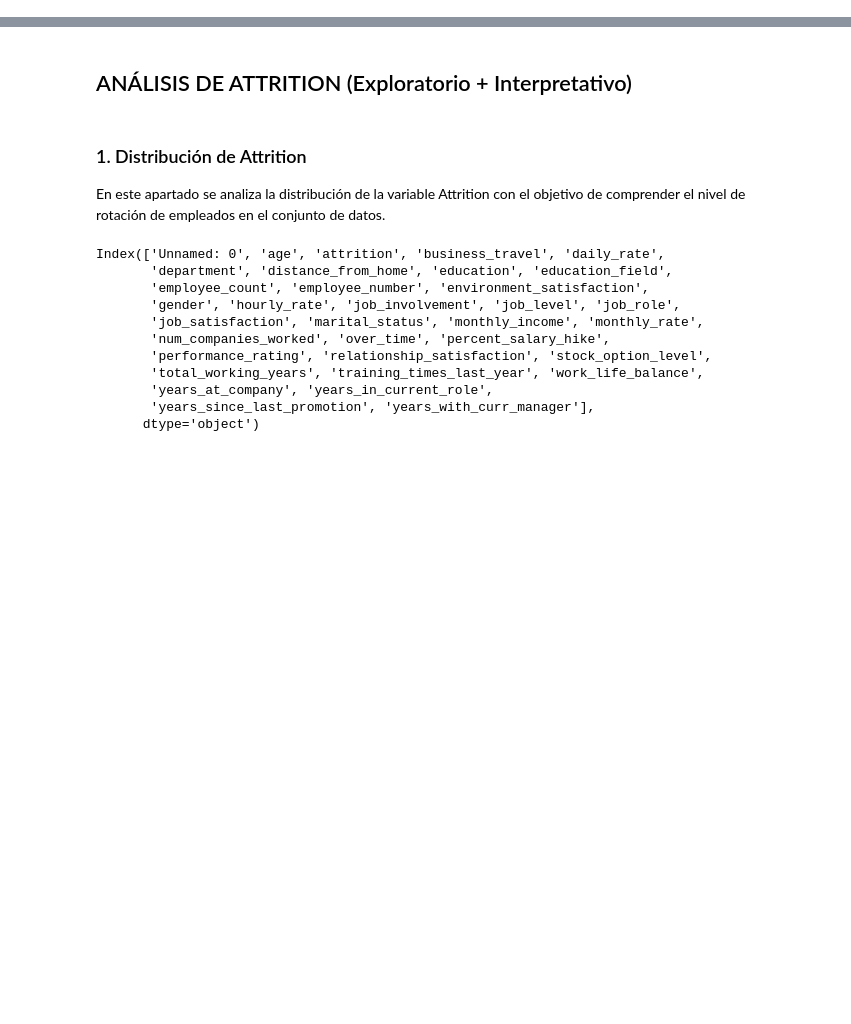
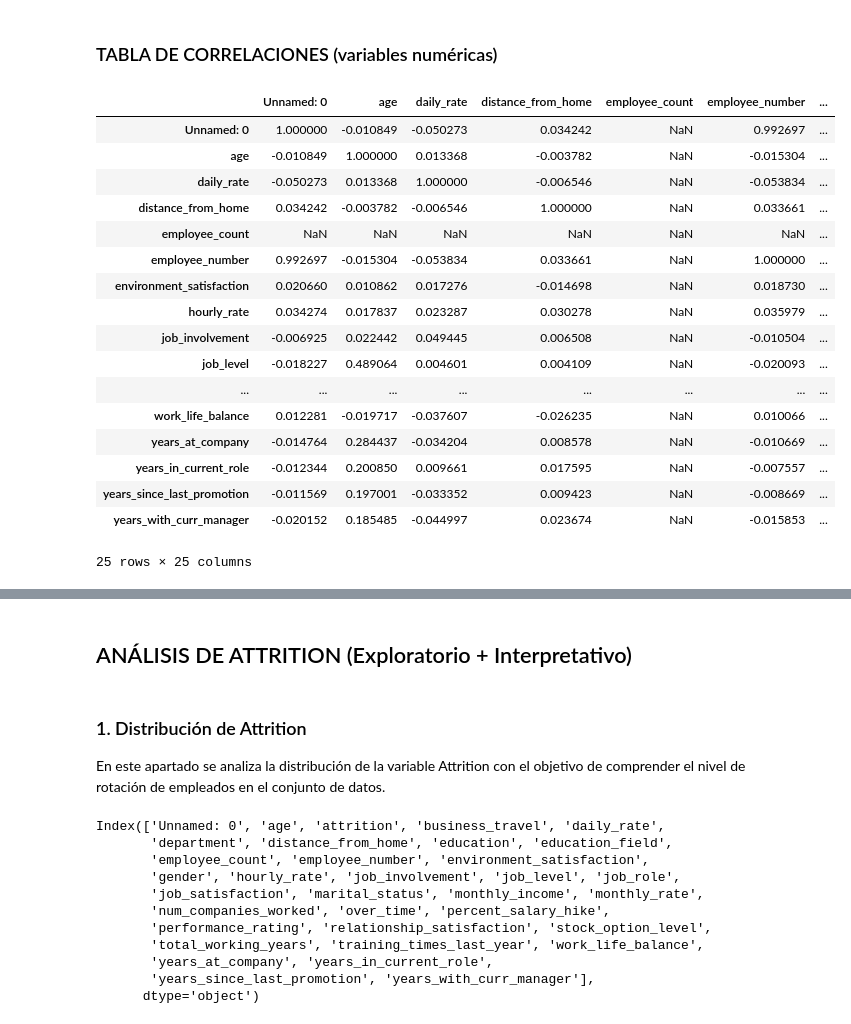
Before and after one commit to juliaisidroj/-project-da-promo-59-modulo-3-team-1, a Jupyter notebook: notebooks/attrition_clean.ipynb, the cells around one changed output, grey strips where cells are left out. Drawn from its saved outputs; the diff is of its cells as text; code cells hidden in the pictures; blank space fills up the shorter version.

```diff
--- a/notebooks/attrition_clean.ipynb
+++ b/notebooks/attrition_clean.ipynb
@@ -11,3 +11,27 @@ import re
 # %%
 # cargar datos
 df_abc = pd.read_csv('../files/hr_clean.csv')
+# %% [markdown]
+### TABLA DE CORRELACIONES (variables numéricas)
+# %%
+correlacion = df_abc.select_dtypes(include="number").corr(method="pearson")
+correlacion
+# %% [output]
+|  | Unnamed: 0 | age | daily_rate | distance_from_home | employee_count | employee_number | ... |
+| Unnamed: 0 | 1.000000 | -0.010849 | -0.050273 | 0.034242 | NaN | 0.992697 | ... |
+| age | -0.010849 | 1.000000 | 0.013368 | -0.003782 | NaN | -0.015304 | ... |
+| daily_rate | -0.050273 | 0.013368 | 1.000000 | -0.006546 | NaN | -0.053834 | ... |
+| distance_from_home | 0.034242 | -0.003782 | -0.006546 | 1.000000 | NaN | 0.033661 | ... |
+| employee_count | NaN | NaN | NaN | NaN | NaN | NaN | ... |
+| employee_number | 0.992697 | -0.015304 | -0.053834 | 0.033661 | NaN | 1.000000 | ... |
+| environment_satisfaction | 0.020660 | 0.010862 | 0.017276 | -0.014698 | NaN | 0.018730 | ... |
+| hourly_rate | 0.034274 | 0.017837 | 0.023287 | 0.030278 | NaN | 0.035979 | ... |
+| job_involvement | -0.006925 | 0.022442 | 0.049445 | 0.006508 | NaN | -0.010504 | ... |
+| job_level | -0.018227 | 0.489064 | 0.004601 | 0.004109 | NaN | -0.020093 | ... |
+| ... | ... | ... | ... | ... | ... | ... | ... |
+| work_life_balance | 0.012281 | -0.019717 | -0.037607 | -0.026235 | NaN | 0.010066 | ... |
+| years_at_company | -0.014764 | 0.284437 | -0.034204 | 0.008578 | NaN | -0.010669 | ... |
+| years_in_current_role | -0.012344 | 0.200850 | 0.009661 | 0.017595 | NaN | -0.007557 | ... |
+| years_since_last_promotion | -0.011569 | 0.197001 | -0.033352 | 0.009423 | NaN | -0.008669 | ... |
+| years_with_curr_manager | -0.020152 | 0.185485 | -0.044997 | 0.023674 | NaN | -0.015853 | ... |
+25 rows × 25 columns
```
Also changed, not shown: parts of 15 cells of this notebook, 14 other files.
